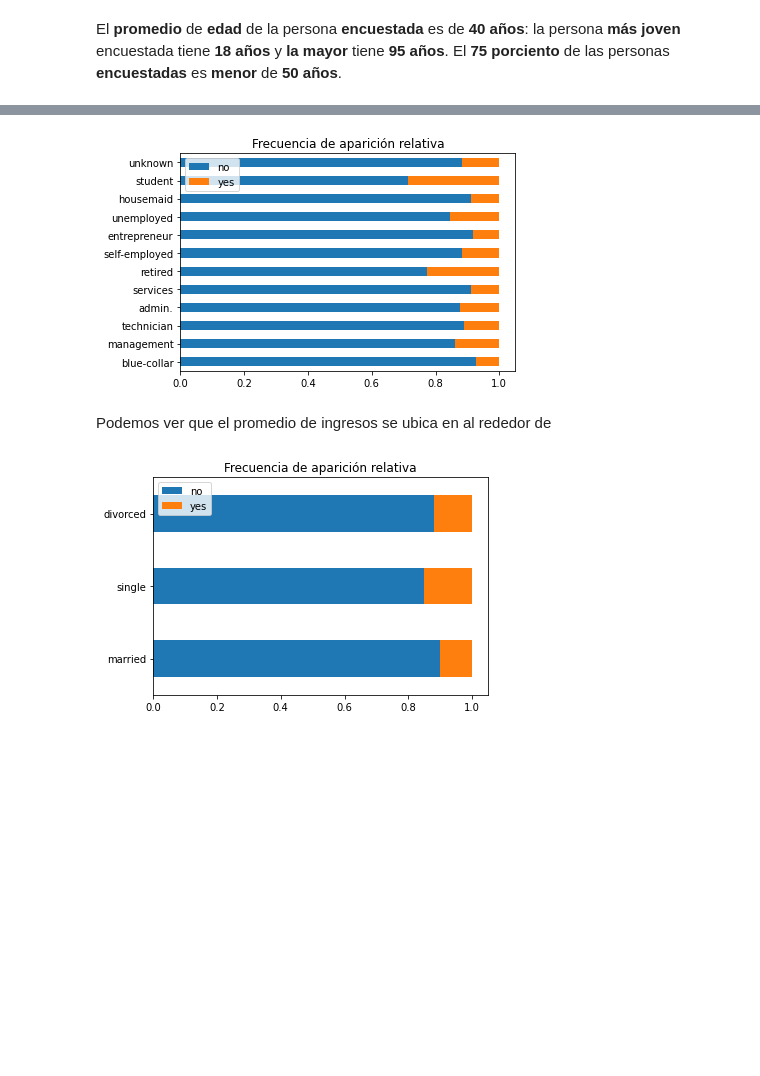
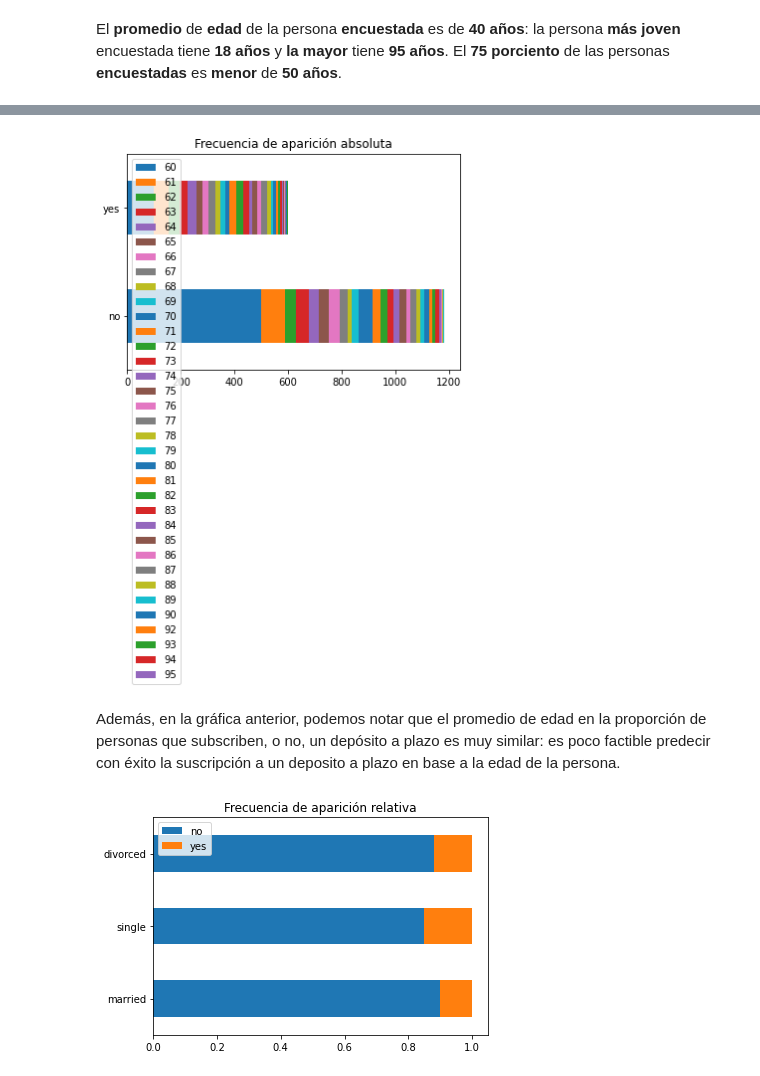
Before and after one commit to estebanhernandezr/Entregas-Semanales, a Jupyter notebook: AndreyEsteban_LizarazoHernandez_proyecto4.ipynb, the cells around one changed output, grey strips where cells are left out. Drawn from its saved outputs; the diff is of its cells as text; code cells hidden in the pictures; blank space fills up the shorter version.

```diff
--- a/AndreyEsteban_LizarazoHernandez_proyecto4.ipynb
+++ b/AndreyEsteban_LizarazoHernandez_proyecto4.ipynb
@@ -107,9 +139,9 @@ El **promedio** de **edad** de la persona **encuestada** es de **40 años**: la
 # %%
-plot_stackedbar_chart(marketing_campaign_info, 'job', 'y', norm=True)
+plot_stackedbar_chart(marketing_campaign_info[(marketing_campaign_info["age"] >= 60)], 'y', 'age')
 # %% [output]
-[figure, old version]
+[figure, new version]
-# %% [markdown]
-Podemos ver que el promedio de ingresos se ubica en al rededor de
+# %% [markdown]
+Además, en la gráfica anterior, podemos notar que el promedio de edad en la proporción de personas que subscriben, o no, un depósito a plazo es muy similar: es poco factible predecir con éxito la suscripción a un deposito a plazo en base a la edad de la persona.
 # %%
 plot_stackedbar_chart(marketing_campaign_info, 'marital', 'y', norm=True)
 # %% [output]
```
Also changed, not shown: parts of 31 cells of this notebook.
